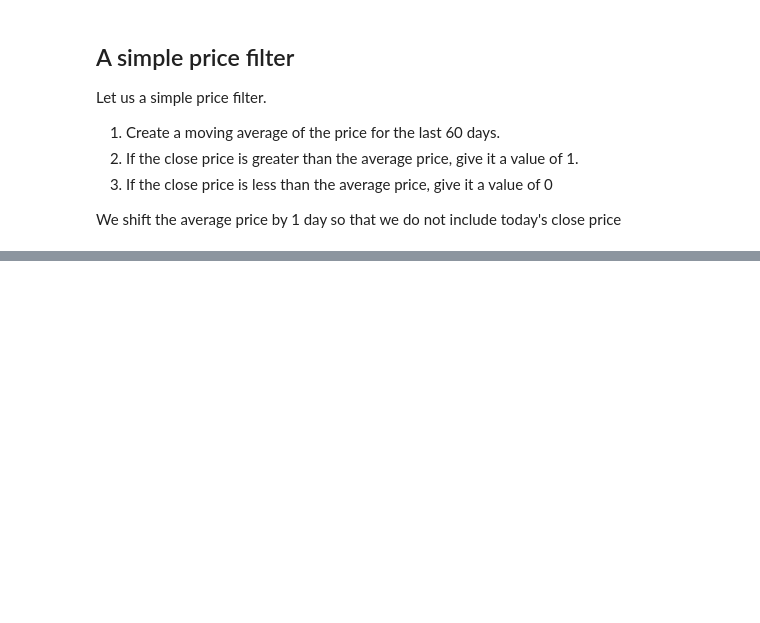
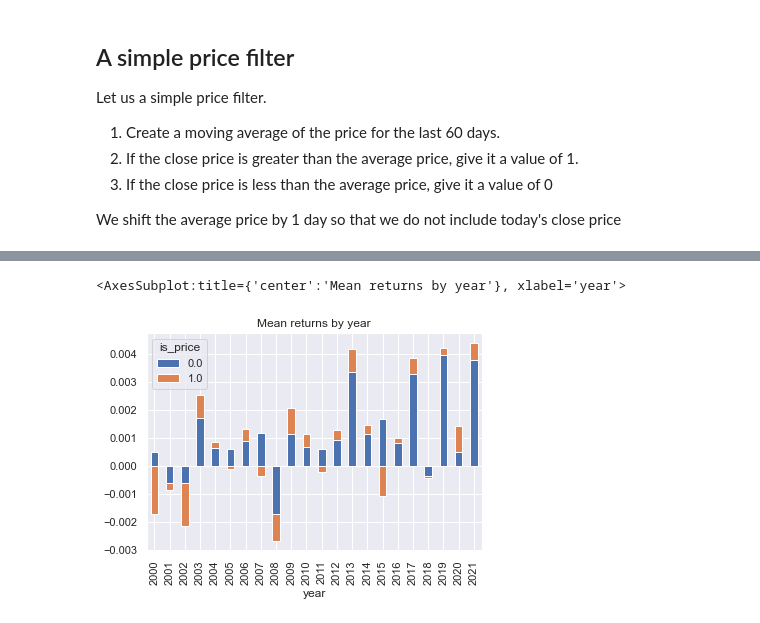
Before and after one commit to uberdeveloper/website, a Jupyter notebook: posts/notebooks/SimpleRegimeFilter.ipynb, the cells around one changed output, grey strips where cells are left out. Drawn from its saved outputs; the diff is of its cells as text; code cells hidden in the pictures; blank space fills up the shorter version.

```diff
--- a/posts/notebooks/SimpleRegimeFilter.ipynb
+++ b/posts/notebooks/SimpleRegimeFilter.ipynb
@@ -64,0 +66,7 @@ TODO
+# %%
+df['year'] = df.index.year
+df.groupby(['year', 'is_price']).ret.mean().unstack().plot.bar(stacked=True,
+                                                               title="Mean returns by year")
+# %% [output]
+<AxesSubplot:title={'center':'Mean returns by year'}, xlabel='year'>
+[figure, added]
```
Also changed, not shown: parts of 7 cells of this notebook.
